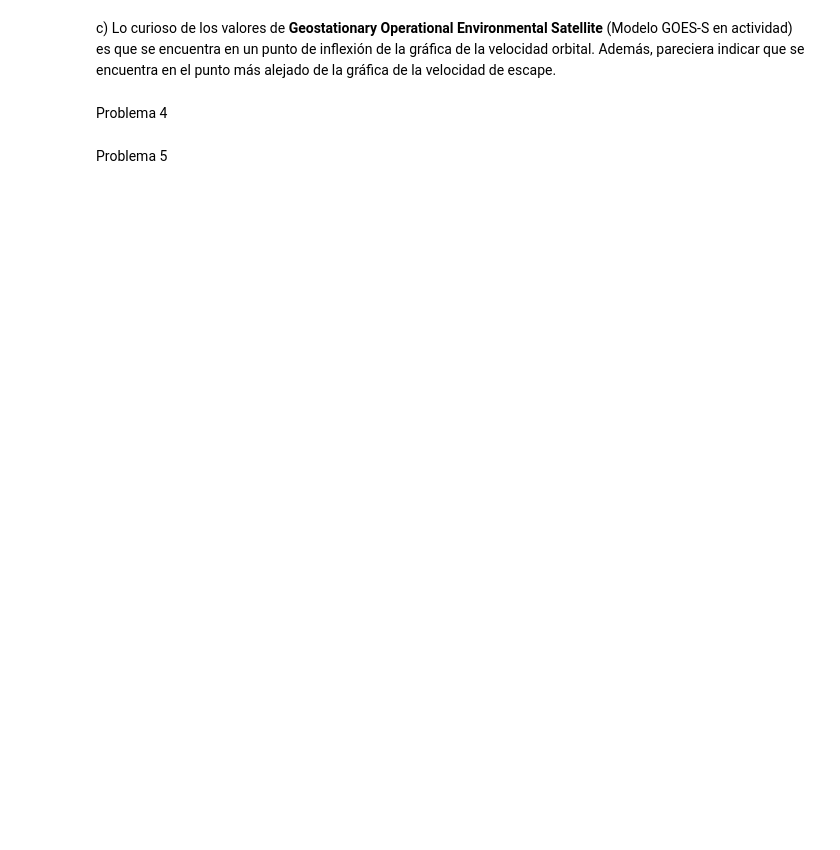
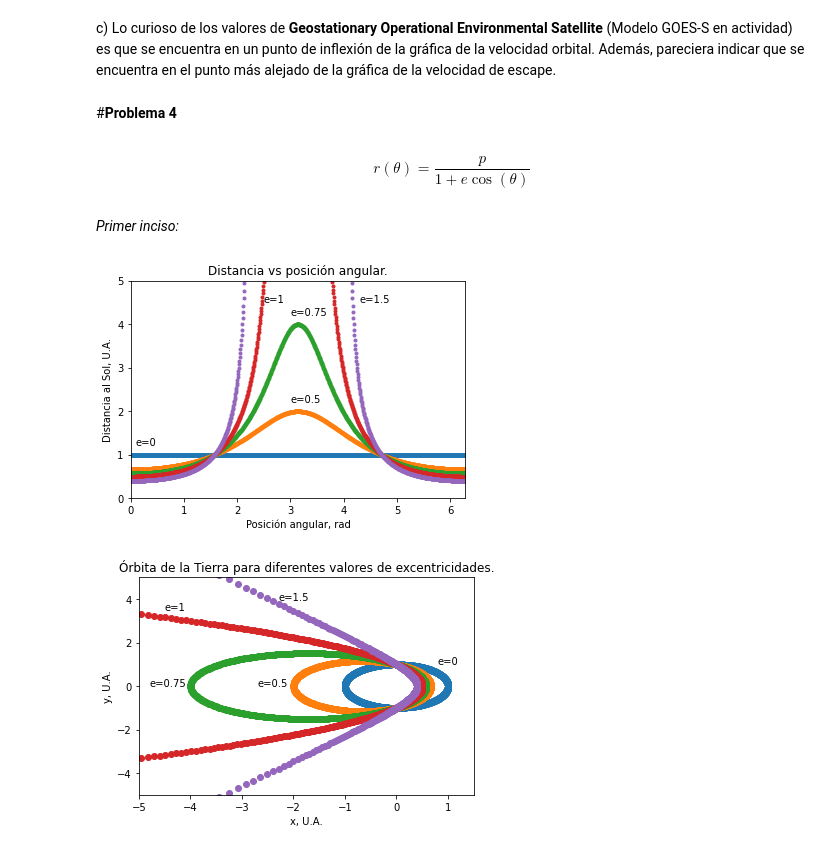
Before and after one commit to RudiksChess/AstronomiaParcial2, a Jupyter notebook: AstronomíaParcial2.ipynb, the cells around one changed output. Cells and saved outputs as stored; diff of their text form; code cells hidden in the pictures; blank space fills up the shorter version.

```diff
--- a/AstronomíaParcial2.ipynb
+++ b/AstronomíaParcial2.ipynb
@@ -385,7 +462,63 @@ Objeto: Luna. Velocidad orbital: 1.02E3 (m/s). Ditancia: 384400E3 m
 Objeto: GOES-S. Velocidad orbital: 3.07E3 (m/s). Ditancia: 35783.8E3 m
 # %% [markdown]
 c) Lo curioso de los valores de **Geostationary Operational Environmental Satellite** (Modelo GOES-S en actividad) es que se encuentra en un punto de inflexión de la gráfica de la velocidad orbital. Además, pareciera indicar que se encuentra en el punto más alejado de la gráfica de la velocidad de escape.
-# %% [markdown]
-Problema 4
-# %% [markdown]
-Problema 5
+# %% [markdown]
+#**Problema 4**
+# %% [markdown]
+$$r(\theta)=\frac{p}{1+e\cos(\theta)}$$
+# %% [markdown]
+*Primer inciso:*
+# %%
+ang=pb.linspace(0,2*pb.pi,1000) #Definimos un linspace. Es nuestro ángulo.
+p=1.0 #Por el momento, estamos a una unidad astronómica.
+e=[0,0.5,0.75,1,1.5] #Una lista con todas las excentricidades a graficar.
+def r(p,e): #Definimos una función que, dada una distancia y una excentricidad, nos devuelve r(θ).
+  return(p/(1+e*pb.cos(ang)))
+
+#El for va a recorrer la lista de excentricidades. Habrá una gráfica por excentricidad.
+for i in e:
+  pb.plot(ang,r(p,i),".")
+  pb.xlim(0,2*pb.pi) #Cambiamos los límites porque como r tiende al infinito para ciertos valores de e, las gráficas se descontrolan.
+  pb.ylim(0,5)
+
+#Agregamos algunos parámetros a las gráficas, títulos, leyendas etc.
+pb.xlabel('Posición angular, rad')
+pb.ylabel('Distancia al Sol, U.A.')
+pb.title('Distancia vs posición angular.')
+#Vamos a anotar a cada gráfica. Definimos la lista de posiciones aquí por conveniencia.
+posicionesang=[0.1,3,3,2.5,4.3] #ángulo (x)
+posicionesr=[1.2,2.2,4.2,4.5,4.5] #r (y)
+
+#Aquí anotamos en la gráfica.
+for i,ex in enumerate(e):
+  pb.annotate("e="+str(ex),(posicionesang[i],posicionesr[i]))
+
+pb.show() #Mostramos la gráfica.
+#Esta gráfica está en r(θ) vs θ. Queremos y vs x.
+#Lo convertimos:
+for i in e:
+  r_deteta=r(p,i)
+  x=[]
+  y=[]
+  for i in range(0,len(ang)):
+    x.append(r_deteta[i]*pb.cos(ang[i]))
+    y.append((r_deteta[i]*pb.sin(ang[i])))
+  pb.plot(x,y,"o")
+  pb.xlim(-5,1.5)
+  pb.ylim(-5,5)
+
+#Le agregamos título y leyendas
+pb.xlabel('x, U.A.')
+pb.ylabel('y, U.A.')
+pb.title('Órbita de la Tierra para diferentes valores de excentricidades.')
+
+#Volvemos a anotar en la gráfica.
+posicionesx=[0.8,-2.7,-4.8,-4.5,-2.3]
+posicionesy=[1,0,0,3.5,3.95]
+for i,ex in enumerate(e):
+  pb.annotate("e="+str(ex),(posicionesx[i],posicionesy[i]))
+
+pb.show() #Mostramos la gráfica.
+# %% [output]
+[figure, added]
+[figure, added]
```
Also changed, not shown: parts of 12 cells of this notebook.
